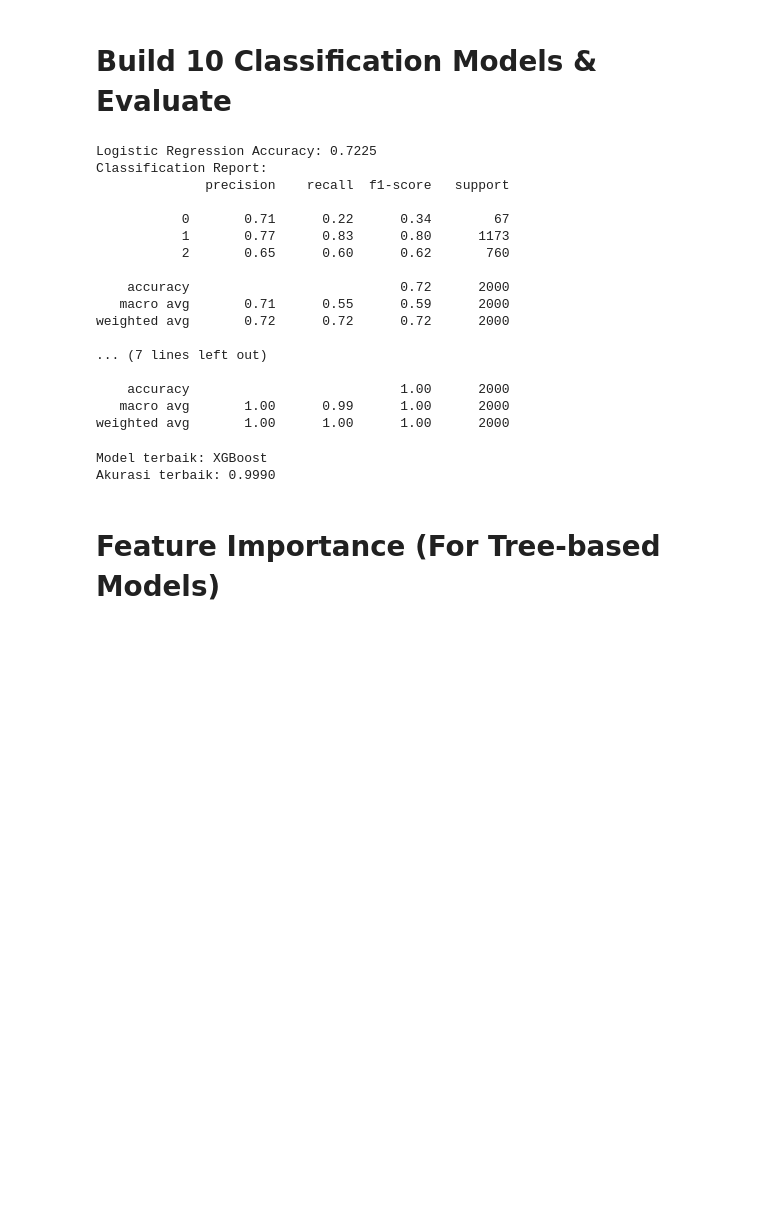
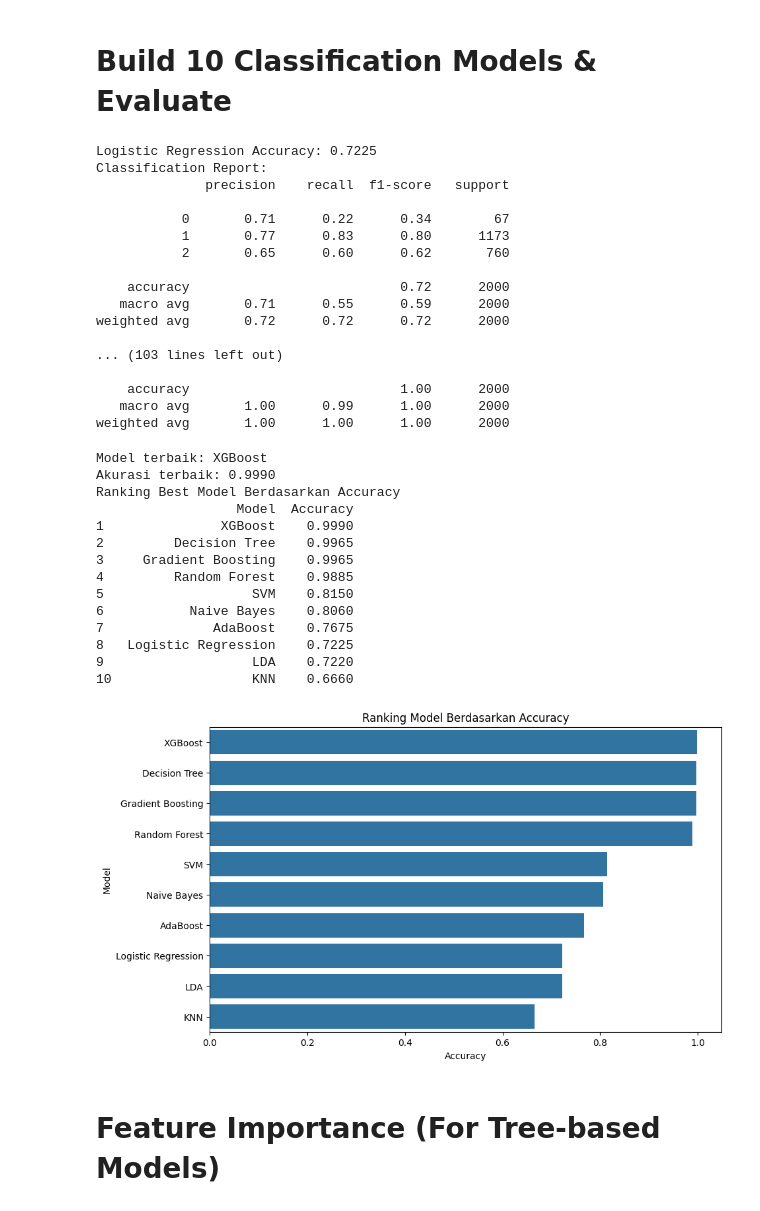
Before and after one commit to julian34/Smart-Irrigation-Model, a Jupyter notebook: Ujian Pengantar Kecerdasan Buatan.ipynb, the cells around one changed output. Saved outputs shown, nothing was run; the diff lists cells and outputs as text; code cells hidden in the pictures; blank space fills up the shorter version.

Commit message:
Ranking Best Model Berdasarkan Accuracy

```diff
--- a/Ujian Pengantar Kecerdasan Buatan.ipynb
+++ b/Ujian Pengantar Kecerdasan Buatan.ipynb
@@ -309,14 +309,14 @@ Test Shape: (2000, 19)
 # %%
 models = {
     "Logistic Regression": LogisticRegression(),
-    # "Decision Tree": DecisionTreeClassifier(),
-    # "Random Forest": RandomForestClassifier(),
-    # "Gradient Boosting": GradientBoostingClassifier(),
-    # "AdaBoost": AdaBoostClassifier(),
-    # "KNN": KNeighborsClassifier(),
-    # "SVM": SVC(probability=True),
-    # "Naive Bayes": GaussianNB(),
-    # "LDA": LinearDiscriminantAnalysis(),
+    "Decision Tree": DecisionTreeClassifier(),
+    "Random Forest": RandomForestClassifier(),
+    "Gradient Boosting": GradientBoostingClassifier(),
+    "AdaBoost": AdaBoostClassifier(),
+    "KNN": KNeighborsClassifier(),
+    "SVM": SVC(probability=True),
+    "Naive Bayes": GaussianNB(),
+    "LDA": LinearDiscriminantAnalysis(),
     "XGBoost": XGBClassifier(eval_metric='mlogloss')
 }
 
@@ -351,7 +351,7 @@ Classification Report:
    macro avg       0.71      0.55      0.59      2000
 weighted avg       0.72      0.72      0.72      2000
 
-... (7 lines left out)
+... (103 lines left out)
 
     accuracy                           1.00      2000
    macro avg       1.00      0.99      1.00      2000
@@ -359,15 +359,40 @@ weighted avg       1.00      1.00      1.00      2000
 # %%
 if acc > best_accuracy:
         best_accuracy = acc
         best_model = model
         best_model_name = name
         y_pred_best = y_pred
 
 print(f"Model terbaik: {best_model_name}")
 print(f"Akurasi terbaik: {best_accuracy:.4f}")
+
+results_df = pd.DataFrame(list(results.items()), columns=['Model', 'Accuracy'])
+results_df = results_df.sort_values(by='Accuracy', ascending=False).reset_index(drop=True)
+results_df.index = results_df.index + 1
+
+print("Ranking Best Model Berdasarkan Accuracy")
+print(results_df)
+
+plt.figure(figsize=(10, 6))
+sns.barplot(data=results_df, x='Accuracy', y='Model')
+plt.title("Ranking Model Berdasarkan Accuracy")
+plt.show()
 # %% [output]
 Model terbaik: XGBoost
 Akurasi terbaik: 0.9990
+Ranking Best Model Berdasarkan Accuracy
+                  Model  Accuracy
+1               XGBoost    0.9990
+2         Decision Tree    0.9965
+3     Gradient Boosting    0.9965
+4         Random Forest    0.9885
+5                   SVM    0.8150
+6           Naive Bayes    0.8060
+7              AdaBoost    0.7675
+8   Logistic Regression    0.7225
+9                   LDA    0.7220
+10                  KNN    0.6660
+[figure, added]
 # %% [markdown]
 # Feature Importance (For Tree-based Models)
 # %%
```
Also changed, not shown: parts of 1 cell of this notebook.
